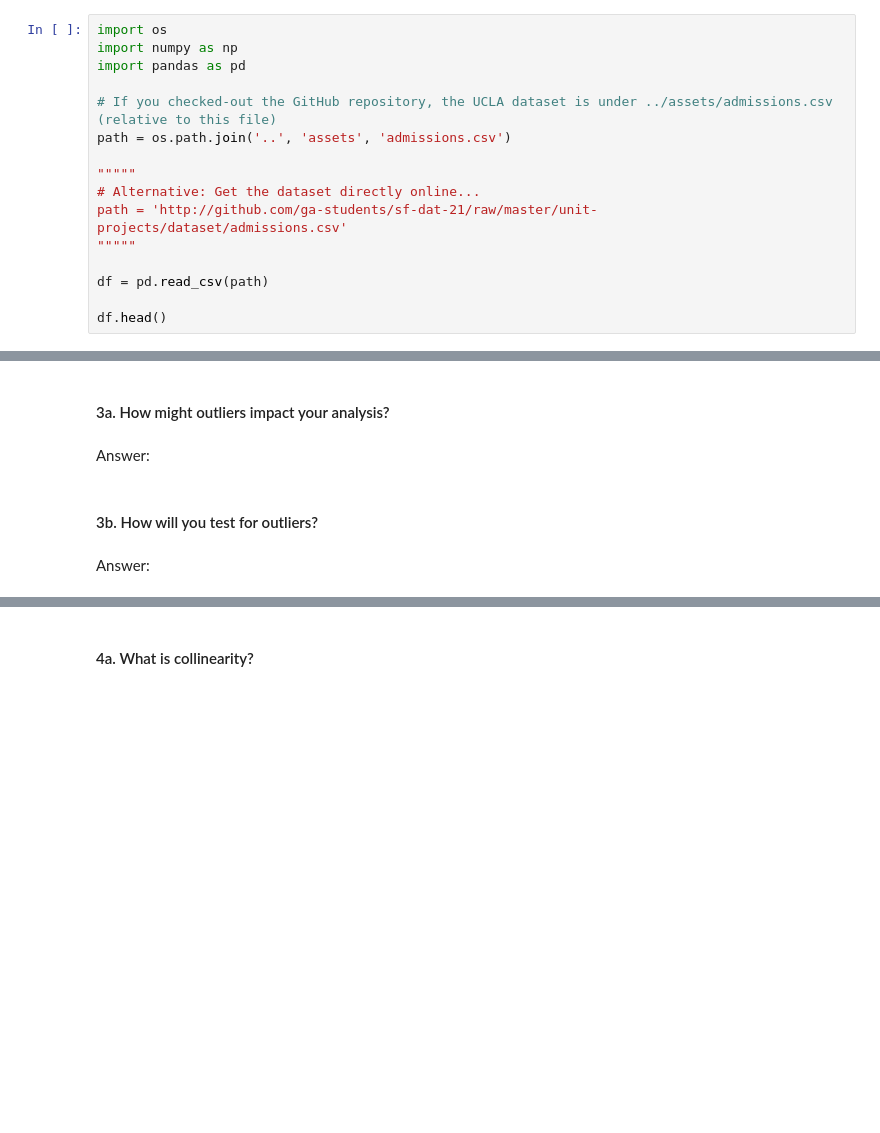
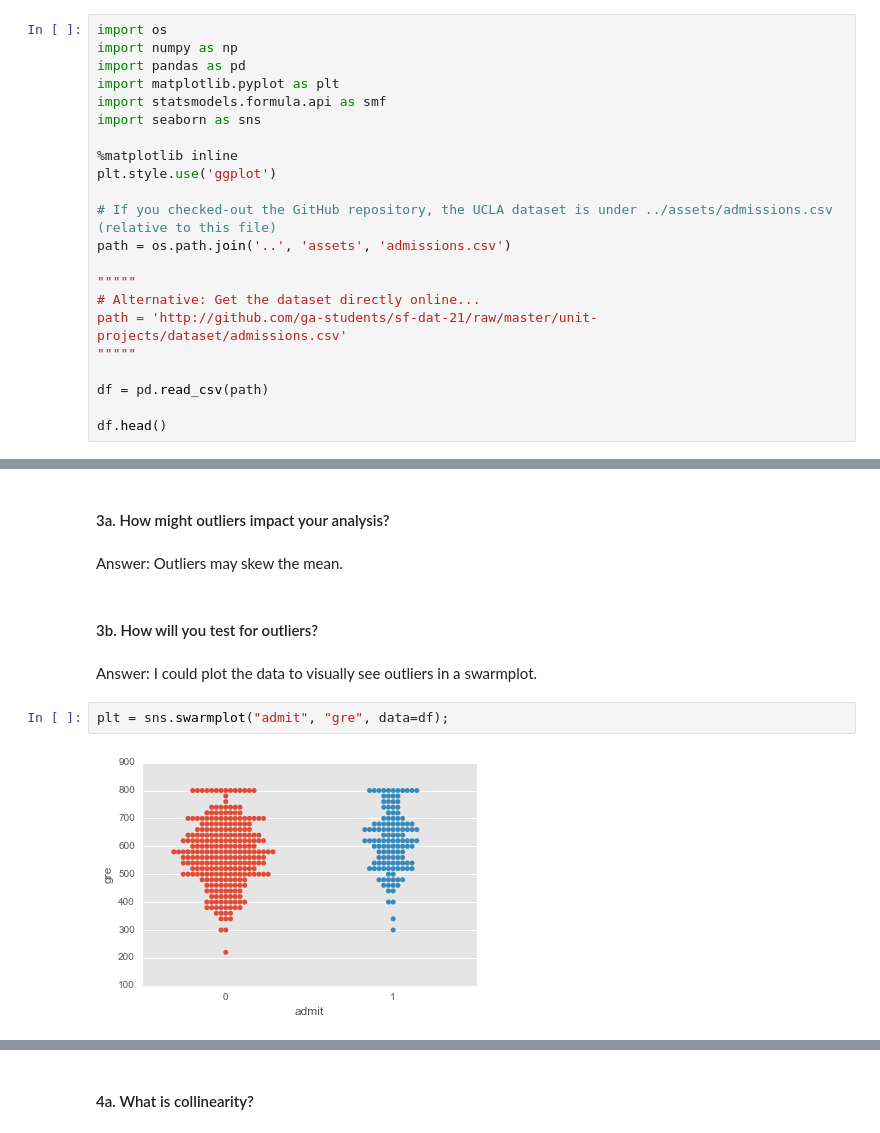
Before and after one commit to nicolairobles/DAT-NYC-37, a Jupyter notebook: MY_REPO/projects/unit-projects/project-1/starter-code/project1-starter.ipynb, the cells around one changed output, grey strips where cells are left out. Drawn from its saved outputs; the diff is of its cells as text; blank space fills up the shorter version.

```diff
--- a/MY_REPO/projects/unit-projects/project-1/starter-code/project1-starter.ipynb
+++ b/MY_REPO/projects/unit-projects/project-1/starter-code/project1-starter.ipynb
@@ -27,6 +27,12 @@ Answer: The hypothesis could be that free-tier active users are likely to become
 import os
 import numpy as np
 import pandas as pd
+import matplotlib.pyplot as plt
+import statsmodels.formula.api as smf
+import seaborn as sns
+
+%matplotlib inline
+plt.style.use('ggplot')
 
 # If you checked-out the GitHub repository, the UCLA dataset is under ../assets/admissions.csv (relative to this file)
 path = os.path.join('..', 'assets', 'admissions.csv')
@@ -96,8 +102,12 @@ Answer:
 # %% [markdown]
 #### 3a. How might outliers impact your analysis?
-# %% [markdown]
-Answer:
+# %% [markdown]
+Answer: Outliers may skew the mean.
 # %% [markdown]
 #### 3b. How will you test for outliers?
-# %% [markdown]
-Answer:
+# %% [markdown]
+Answer: I could plot the data to visually see outliers in a swarmplot.
+# %%
+plt = sns.swarmplot("admit", "gre", data=df);
+# %% [output]
+[figure, added]
```
Also changed, not shown: parts of 16 cells of this notebook, 12 other files.
